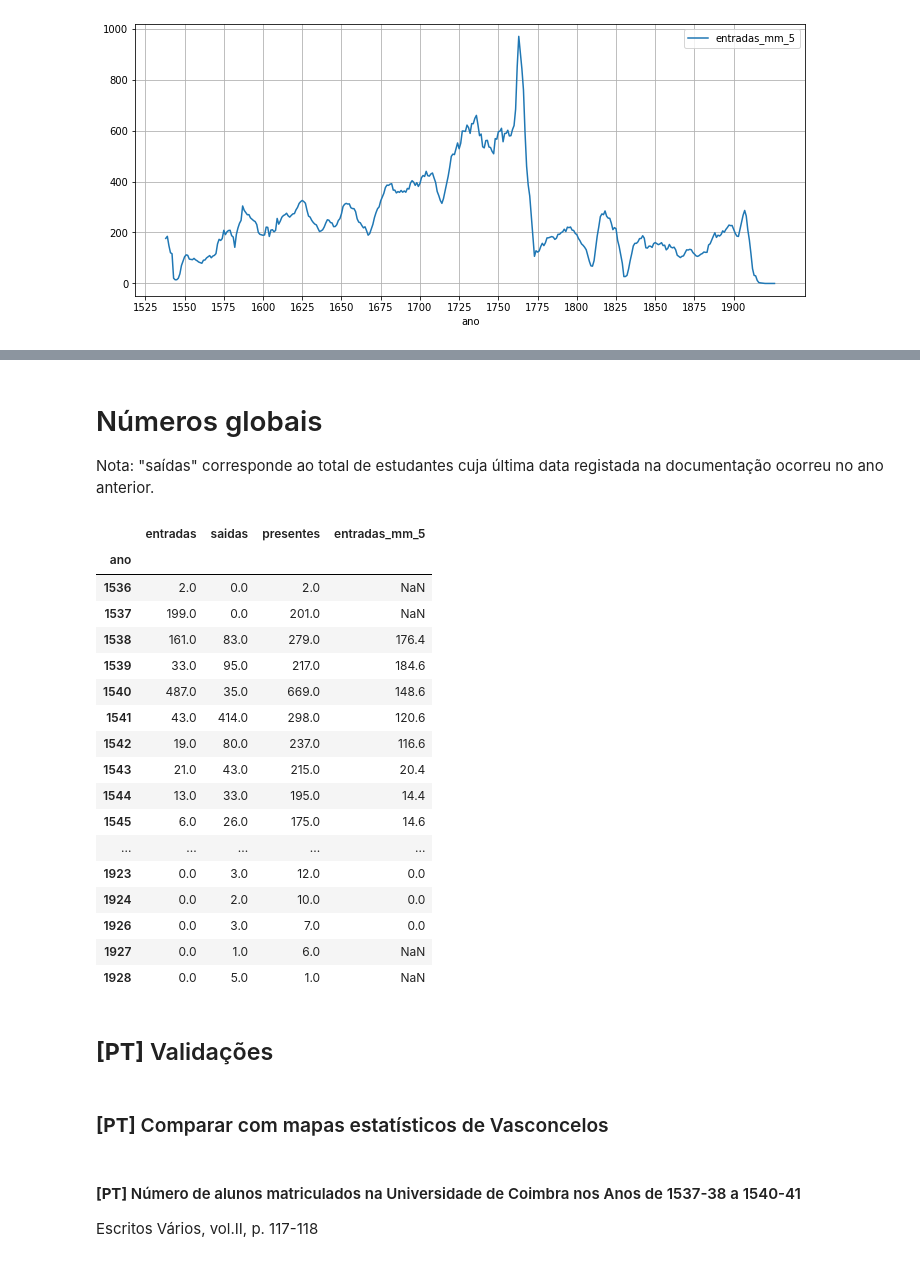
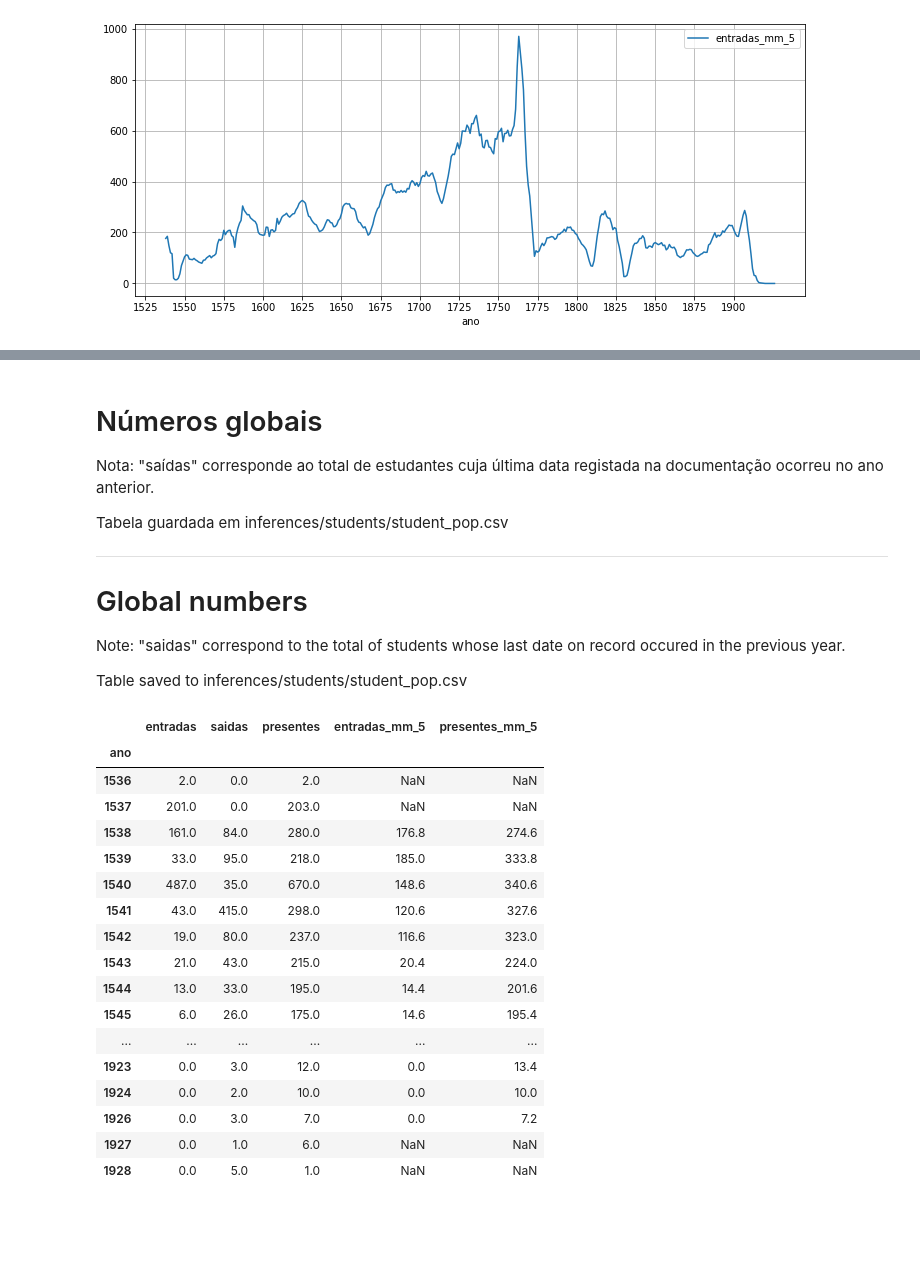
Before and after one commit to joaquimrcarvalho/fauc1537-1919, a Jupyter notebook: notebooks/020-students_overview.ipynb, the cells around one changed output, grey strips where cells are left out. Cells and saved outputs as stored; diff of their text form; code cells hidden in the pictures; blank space fills up the shorter version.

Commit message:
Clean student overview nb
Better formatting for bilingual notes.
New files saved to inferences.

```diff
--- a/notebooks/020-students_overview.ipynb
+++ b/notebooks/020-students_overview.ipynb
@@ -495,34 +550,42 @@ estudantes.loc[1540:1680].plot.line(y='presentes')
 # %% [markdown]
 # Números globais
 
-Nota: "saídas" corresponde ao total de estudantes cuja última data registada na documentação ocorreu no ano anterior.
+Nota: "saídas" corresponde ao total de estudantes cuja última data
+registada na documentação ocorreu no ano anterior.
+
+Tabela guardada em inferences/students/student_pop.csv
+
+---
+
+# Global numbers
+
+Note: "saidas" correspond to the total of students whose last date on record occured
+in the previous year.
+
+Table saved to inferences/students/student_pop.csv
-# %%
-pd.set_option('display.max_rows',500)
-estudantes
-# %% [output]
-|  | entradas | saidas | presentes | entradas_mm_5 |
-| ano |  |  |  |  |
-| 1536 | 2.0 | 0.0 | 2.0 | NaN |
-| 1537 | 199.0 | 0.0 | 201.0 | NaN |
-| 1538 | 161.0 | 83.0 | 279.0 | 176.4 |
-| 1539 | 33.0 | 95.0 | 217.0 | 184.6 |
-| 1540 | 487.0 | 35.0 | 669.0 | 148.6 |
-| 1541 | 43.0 | 414.0 | 298.0 | 120.6 |
-| 1542 | 19.0 | 80.0 | 237.0 | 116.6 |
-| 1543 | 21.0 | 43.0 | 215.0 | 20.4 |
-| 1544 | 13.0 | 33.0 | 195.0 | 14.4 |
-| 1545 | 6.0 | 26.0 | 175.0 | 14.6 |
-| ... | ... | ... | ... | ... |
-| 1923 | 0.0 | 3.0 | 12.0 | 0.0 |
-| 1924 | 0.0 | 2.0 | 10.0 | 0.0 |
-| 1926 | 0.0 | 3.0 | 7.0 | 0.0 |
-| 1927 | 0.0 | 1.0 | 6.0 | NaN |
-| 1928 | 0.0 | 5.0 | 1.0 | NaN |
-# %% [markdown]
-## **[PT]** Validações
-# %% [markdown]
-### **[PT]** Comparar com mapas estatísticos de Vasconcelos
-# %% [markdown]
-#### **[PT]** Número de alunos matriculados na Universidade de Coimbra nos Anos de 1537-38 a 1540-41
-
-Escritos Vários, vol.II, p. 117-118
+# %%
+estudantes['presentes_mm_5']=estudantes['presentes'].rolling(window=5,center=True).mean()
+
+estudantes[['entradas','saidas','presentes','entradas_mm_5','presentes_mm_5']].to_csv('../inferences/students/student_pop.csv',sep=',')
+
+pd.set_option('display.max_rows',500)
+estudantes[['entradas','saidas','presentes','entradas_mm_5','presentes_mm_5']]
+# %% [output]
+|  | entradas | saidas | presentes | entradas_mm_5 | presentes_mm_5 |
+| ano |  |  |  |  |  |
+| 1536 | 2.0 | 0.0 | 2.0 | NaN | NaN |
+| 1537 | 201.0 | 0.0 | 203.0 | NaN | NaN |
+| 1538 | 161.0 | 84.0 | 280.0 | 176.8 | 274.6 |
+| 1539 | 33.0 | 95.0 | 218.0 | 185.0 | 333.8 |
+| 1540 | 487.0 | 35.0 | 670.0 | 148.6 | 340.6 |
+| 1541 | 43.0 | 415.0 | 298.0 | 120.6 | 327.6 |
+| 1542 | 19.0 | 80.0 | 237.0 | 116.6 | 323.0 |
+| 1543 | 21.0 | 43.0 | 215.0 | 20.4 | 224.0 |
+| 1544 | 13.0 | 33.0 | 195.0 | 14.4 | 201.6 |
+| 1545 | 6.0 | 26.0 | 175.0 | 14.6 | 195.4 |
+| ... | ... | ... | ... | ... | ... |
+| 1923 | 0.0 | 3.0 | 12.0 | 0.0 | 13.4 |
+| 1924 | 0.0 | 2.0 | 10.0 | 0.0 | 10.0 |
+| 1926 | 0.0 | 3.0 | 7.0 | 0.0 | 7.2 |
+| 1927 | 0.0 | 1.0 | 6.0 | NaN | NaN |
+| 1928 | 0.0 | 5.0 | 1.0 | NaN | NaN |
```
Also changed, not shown: parts of 67 cells of this notebook, 2 other files.
